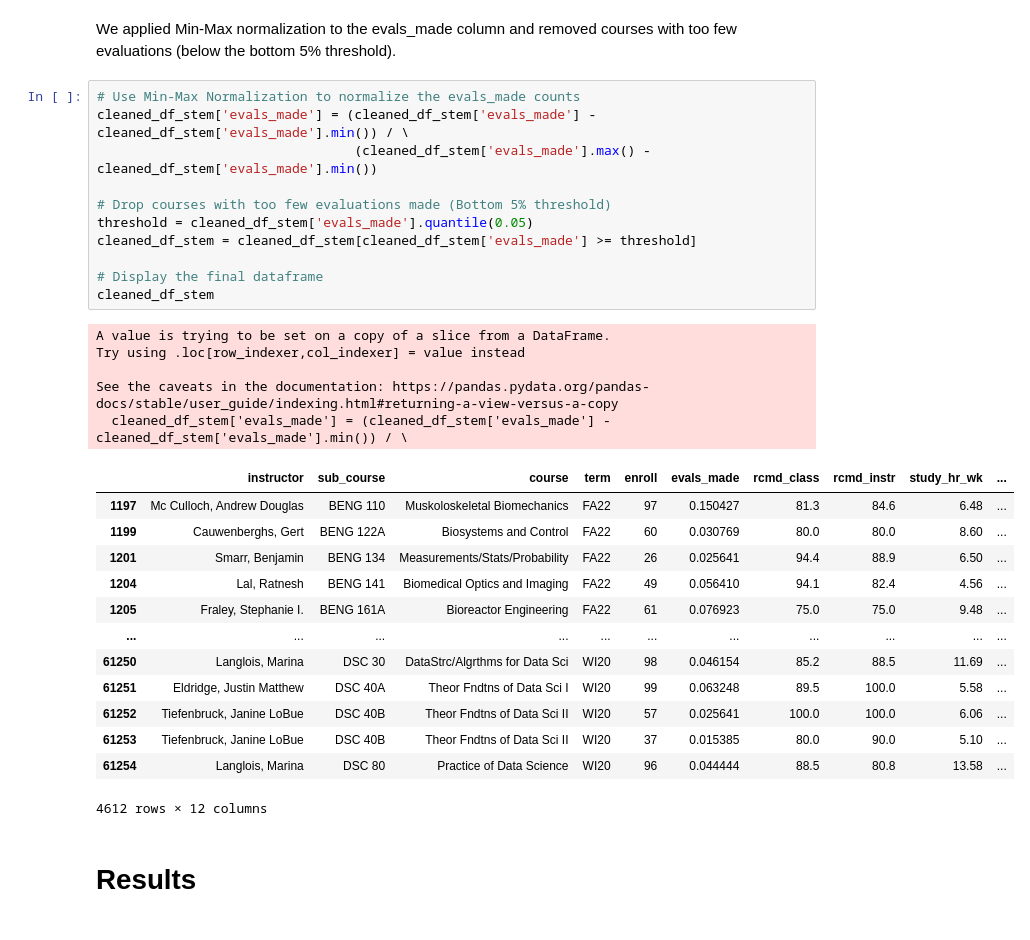
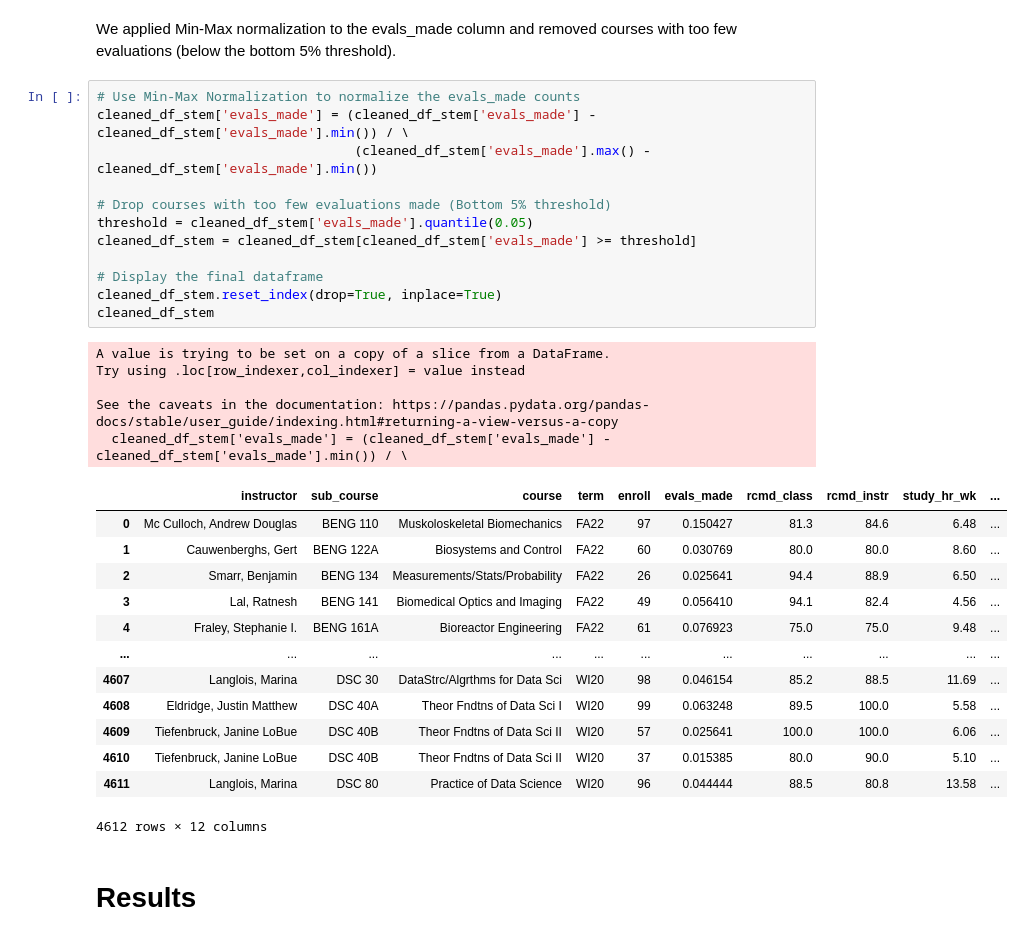
Before and after one commit to EllaW9/ucsd-stem-course-sentiment-study, a Jupyter notebook: EDACheckpoint_Group047_WI25.ipynb, the cells around one changed output. Cells and saved outputs as stored; diff of their text form.

```diff
--- a/EDACheckpoint_Group047_WI25.ipynb
+++ b/EDACheckpoint_Group047_WI25.ipynb
@@ -154,32 +154,33 @@ We applied Min-Max normalization to the evals_made column and removed courses wi
 # %%
 # Use Min-Max Normalization to normalize the evals_made counts
 cleaned_df_stem['evals_made'] = (cleaned_df_stem['evals_made'] - cleaned_df_stem['evals_made'].min()) / \
                                  (cleaned_df_stem['evals_made'].max() - cleaned_df_stem['evals_made'].min())
 
 # Drop courses with too few evaluations made (Bottom 5% threshold)
 threshold = cleaned_df_stem['evals_made'].quantile(0.05)
 cleaned_df_stem = cleaned_df_stem[cleaned_df_stem['evals_made'] >= threshold]
 
 # Display the final dataframe
+cleaned_df_stem.reset_index(drop=True, inplace=True)
 cleaned_df_stem
 # %% [output]
 A value is trying to be set on a copy of a slice from a DataFrame.
 Try using .loc[row_indexer,col_indexer] = value instead
 
 See the caveats in the documentation: https://pandas.pydata.org/pandas-docs/stable/user_guide/indexing.html#returning-a-view-versus-a-copy
   cleaned_df_stem['evals_made'] = (cleaned_df_stem['evals_made'] - cleaned_df_stem['evals_made'].min()) / \
 |  | instructor | sub_course | course | term | enroll | evals_made | rcmd_class | rcmd_instr | study_hr_wk | ... |
-| 1197 | Mc Culloch, Andrew Douglas | BENG 110 | Muskoloskeletal Biomechanics | FA22 | 97 | 0.150427 | 81.3 | 84.6 | 6.48 | ... |
-| 1199 | Cauwenberghs, Gert | BENG 122A | Biosystems and Control | FA22 | 60 | 0.030769 | 80.0 | 80.0 | 8.60 | ... |
-| 1201 | Smarr, Benjamin | BENG 134 | Measurements/Stats/Probability | FA22 | 26 | 0.025641 | 94.4 | 88.9 | 6.50 | ... |
-| 1204 | Lal, Ratnesh | BENG 141 | Biomedical Optics and Imaging | FA22 | 49 | 0.056410 | 94.1 | 82.4 | 4.56 | ... |
-| 1205 | Fraley, Stephanie I. | BENG 161A | Bioreactor Engineering | FA22 | 61 | 0.076923 | 75.0 | 75.0 | 9.48 | ... |
+| 0 | Mc Culloch, Andrew Douglas | BENG 110 | Muskoloskeletal Biomechanics | FA22 | 97 | 0.150427 | 81.3 | 84.6 | 6.48 | ... |
+| 1 | Cauwenberghs, Gert | BENG 122A | Biosystems and Control | FA22 | 60 | 0.030769 | 80.0 | 80.0 | 8.60 | ... |
+| 2 | Smarr, Benjamin | BENG 134 | Measurements/Stats/Probability | FA22 | 26 | 0.025641 | 94.4 | 88.9 | 6.50 | ... |
+| 3 | Lal, Ratnesh | BENG 141 | Biomedical Optics and Imaging | FA22 | 49 | 0.056410 | 94.1 | 82.4 | 4.56 | ... |
+| 4 | Fraley, Stephanie I. | BENG 161A | Bioreactor Engineering | FA22 | 61 | 0.076923 | 75.0 | 75.0 | 9.48 | ... |
 | ... | ... | ... | ... | ... | ... | ... | ... | ... | ... | ... |
-| 61250 | Langlois, Marina | DSC 30 | DataStrc/Algrthms for Data Sci | WI20 | 98 | 0.046154 | 85.2 | 88.5 | 11.69 | ... |
-| 61251 | Eldridge, Justin Matthew | DSC 40A | Theor Fndtns of Data Sci I | WI20 | 99 | 0.063248 | 89.5 | 100.0 | 5.58 | ... |
-| 61252 | Tiefenbruck, Janine LoBue | DSC 40B | Theor Fndtns of Data Sci II | WI20 | 57 | 0.025641 | 100.0 | 100.0 | 6.06 | ... |
-| 61253 | Tiefenbruck, Janine LoBue | DSC 40B | Theor Fndtns of Data Sci II | WI20 | 37 | 0.015385 | 80.0 | 90.0 | 5.10 | ... |
-| 61254 | Langlois, Marina | DSC 80 | Practice of Data Science | WI20 | 96 | 0.044444 | 88.5 | 80.8 | 13.58 | ... |
+| 4607 | Langlois, Marina | DSC 30 | DataStrc/Algrthms for Data Sci | WI20 | 98 | 0.046154 | 85.2 | 88.5 | 11.69 | ... |
+| 4608 | Eldridge, Justin Matthew | DSC 40A | Theor Fndtns of Data Sci I | WI20 | 99 | 0.063248 | 89.5 | 100.0 | 5.58 | ... |
+| 4609 | Tiefenbruck, Janine LoBue | DSC 40B | Theor Fndtns of Data Sci II | WI20 | 57 | 0.025641 | 100.0 | 100.0 | 6.06 | ... |
+| 4610 | Tiefenbruck, Janine LoBue | DSC 40B | Theor Fndtns of Data Sci II | WI20 | 37 | 0.015385 | 80.0 | 90.0 | 5.10 | ... |
+| 4611 | Langlois, Marina | DSC 80 | Practice of Data Science | WI20 | 96 | 0.044444 | 88.5 | 80.8 | 13.58 | ... |
 4612 rows × 12 columns
 # %% [markdown]
 # Results
```
Also changed, not shown: parts of 15 cells of this notebook.
